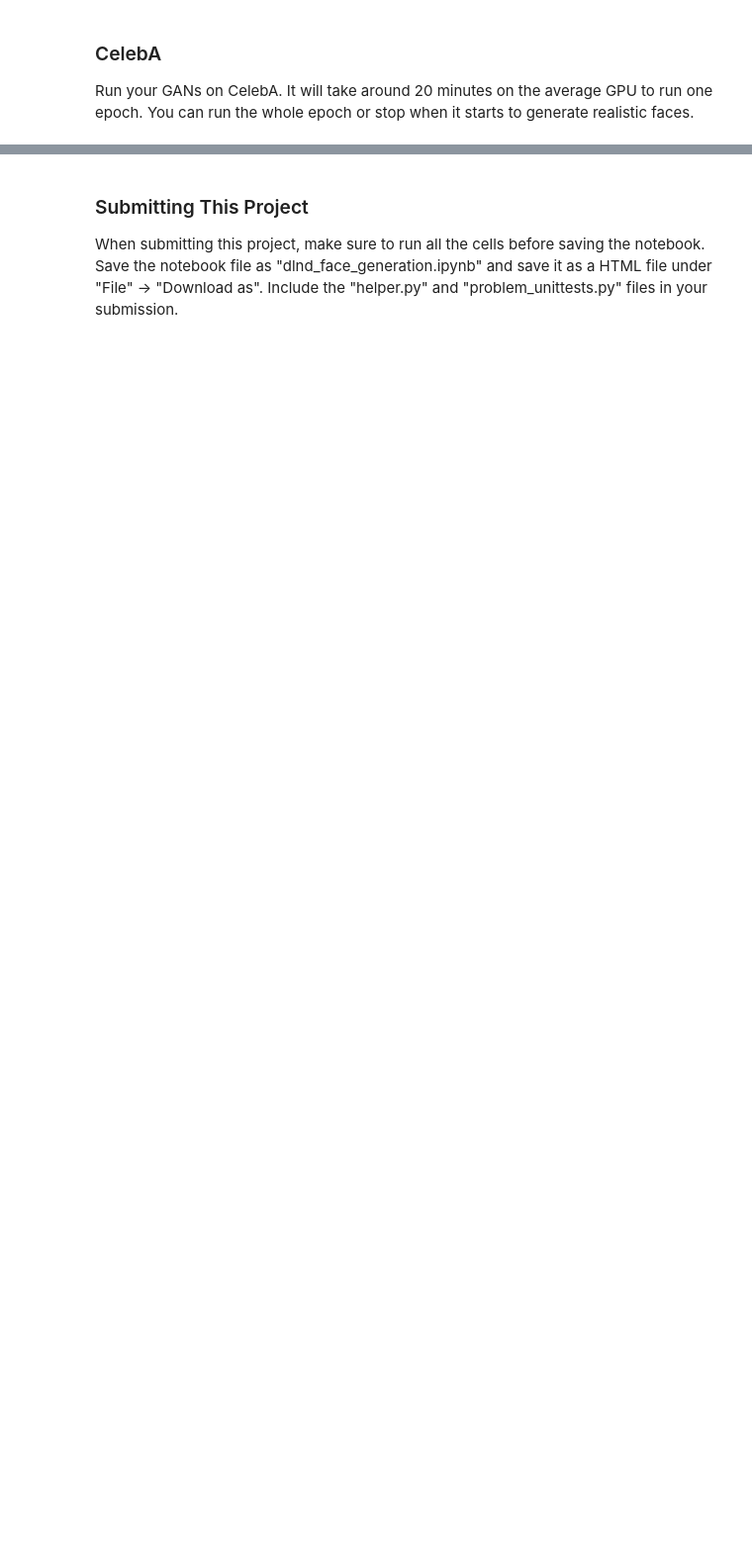
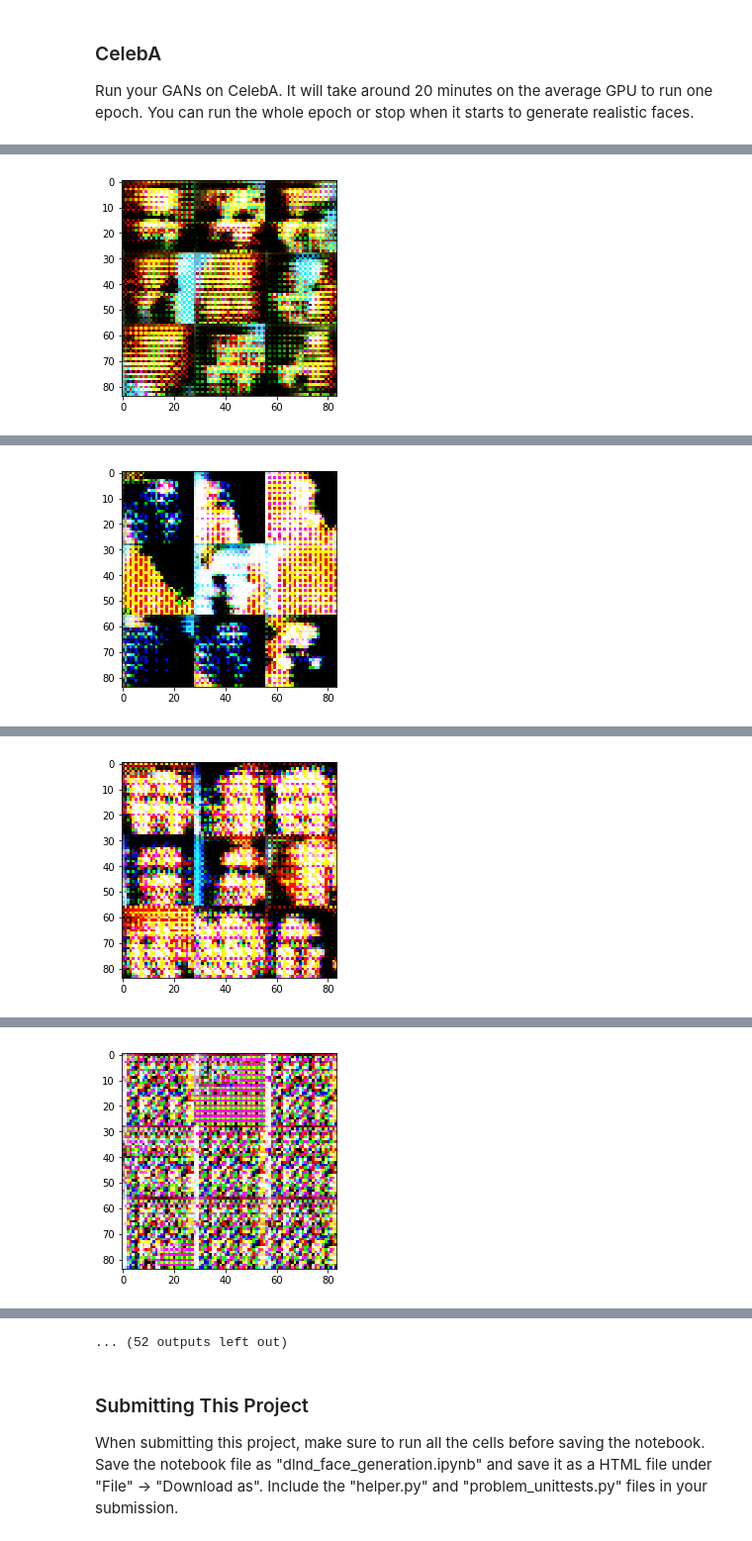
Before and after one commit to JJINDAHOUSE/deep-learning, a Jupyter notebook: face_generation/dlnd_face_generation.ipynb, the cells around one changed output, grey strips where cells are left out. Shown at 99% size. Drawn from its saved outputs; the diff is of its cells as text; code cells hidden in the pictures; blank space fills up the shorter version.

```diff
--- a/face_generation/dlnd_face_generation.ipynb
+++ b/face_generation/dlnd_face_generation.ipynb
@@ -364,10 +466,10 @@ with tf.Graph().as_default():
 ### CelebA
 Run your GANs on CelebA.  It will take around 20 minutes on the average GPU to run one epoch.  You can run the whole epoch or stop when it starts to generate realistic faces.
 # %%
-batch_size = None
-z_dim = None
-learning_rate = None
-beta1 = None
+batch_size = 64
+z_dim = 100
+learning_rate = 0.01
+beta1 = 0.1
 
 
 """
@@ -379,3 +481,4 @@ celeba_dataset = helper.Dataset('celeba', glob(os.path.join(data_dir, 'img_align
 with tf.Graph().as_default():
     train(epochs, batch_size, z_dim, learning_rate, beta1, celeba_dataset.get_batches,
           celeba_dataset.shape, celeba_dataset.image_mode)
+# %% [output]
@@ -381,0 +495 @@ with tf.Graph().as_default():
+[figure, added]
@@ -381,0 +506 @@ with tf.Graph().as_default():
+[figure, added]
@@ -381,0 +517 @@ with tf.Graph().as_default():
+[figure, added]
@@ -381,0 +528 @@ with tf.Graph().as_default():
+[figure, added]
@@ -382,3 +551,4 @@ with tf.Graph().as_default():
+... (52 outputs left out)
 # %% [markdown]
 ### Submitting This Project
 When submitting this project, make sure to run all the cells before saving the notebook. Save the notebook file as "dlnd_face_generation.ipynb" and save it as a HTML file under "File" -> "Download as". Include the "helper.py" and "problem_unittests.py" files in your submission.
```
Also changed, not shown: parts of 4 cells of this notebook.
